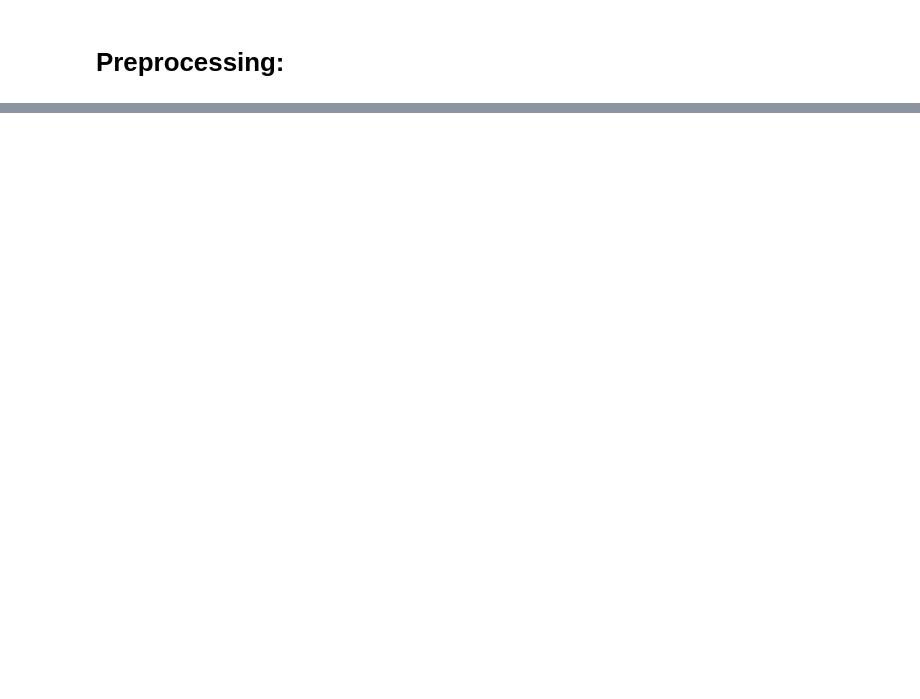
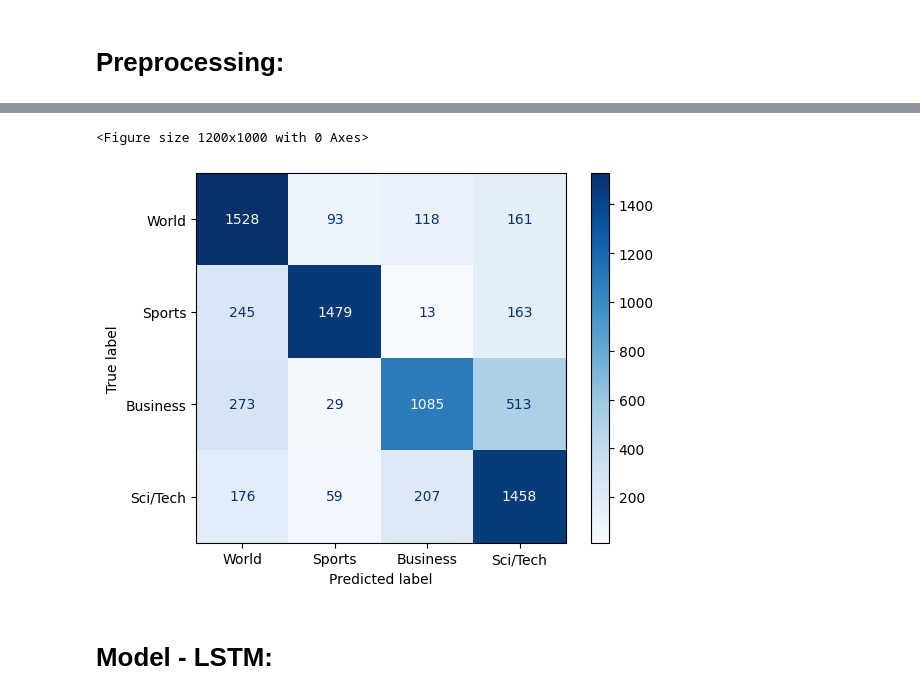
Before and after one commit to Norbert-Podgorski/ML-Exploration-Projects, a Jupyter notebook: NLP - Recursive_Architectures_Comparison/Recursive_Architectures_Comparison.ipynb, the cells around one changed output, grey strips where cells are left out. Cells and saved outputs as stored; diff of their text form; code cells hidden in the pictures; blank space fills up the shorter version.

```diff
--- a/NLP - Recursive_Architectures_Comparison/Recursive_Architectures_Comparison.ipynb
+++ b/NLP - Recursive_Architectures_Comparison/Recursive_Architectures_Comparison.ipynb
@@ -74,0 +195,3 @@ This was an absolutely terrible movie. Don't be lured in by Christopher Walken o
+# %%
+plot_confusion_matrix(model_gru)
+# %% [output]
@@ -74,0 +199,4 @@ This was an absolutely terrible movie. Don't be lured in by Christopher Walken o
+<Figure size 1200x1000 with 0 Axes>
+[figure, added]
+# %% [markdown]
+# **Model - LSTM:**
```
Also changed, not shown: parts of 27 cells of this notebook.
